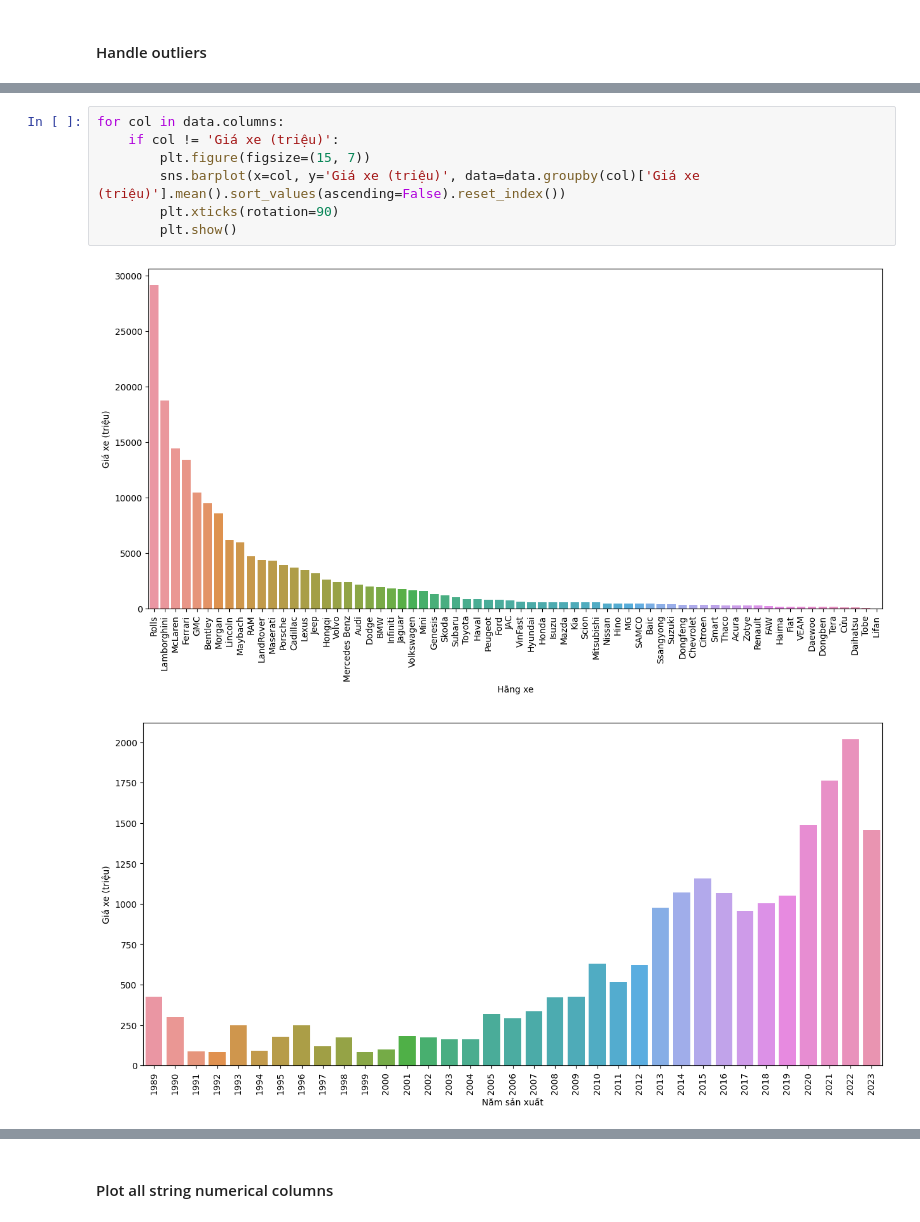
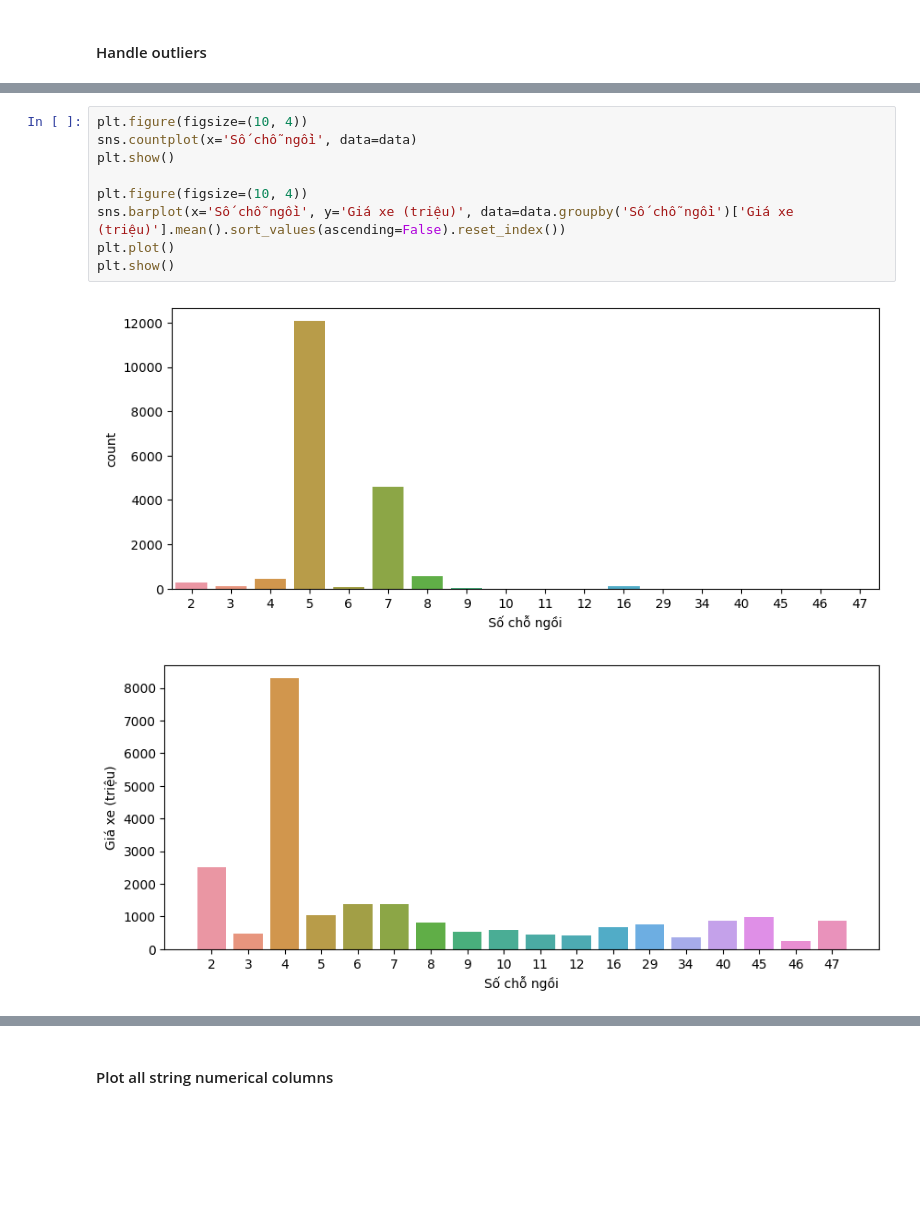
Before and after one commit to minhviet21/Car_Price_Prediction, a Jupyter notebook: EDA.ipynb, the cells around one changed output, grey strips where cells are left out. Cells and saved outputs as stored; diff of their text form; blank space fills up the shorter version.

```diff
--- a/EDA.ipynb
+++ b/EDA.ipynb
@@ -94,10 +158,12 @@ for col in not_str_numerical_cols:
 # %%
-for col in data.columns:
-    if col != 'Giá xe (triệu)':
-        plt.figure(figsize=(15, 7))
-        sns.barplot(x=col, y='Giá xe (triệu)', data=data.groupby(col)['Giá xe (triệu)'].mean().sort_values(ascending=False).reset_index())
-        plt.xticks(rotation=90)
-        plt.show()
+plt.figure(figsize=(10, 4))
+sns.countplot(x='Số chỗ ngồi', data=data)
+plt.show()
+
+plt.figure(figsize=(10, 4))
+sns.barplot(x='Số chỗ ngồi', y='Giá xe (triệu)', data=data.groupby('Số chỗ ngồi')['Giá xe (triệu)'].mean().sort_values(ascending=False).reset_index())
+plt.plot()
+plt.show()
 # %% [output]
-[figure, old version]
+[figure, new version]
-[figure, old version]
+[figure, new version]
```
Also changed, not shown: parts of 23 cells of this notebook, 4 other files.
